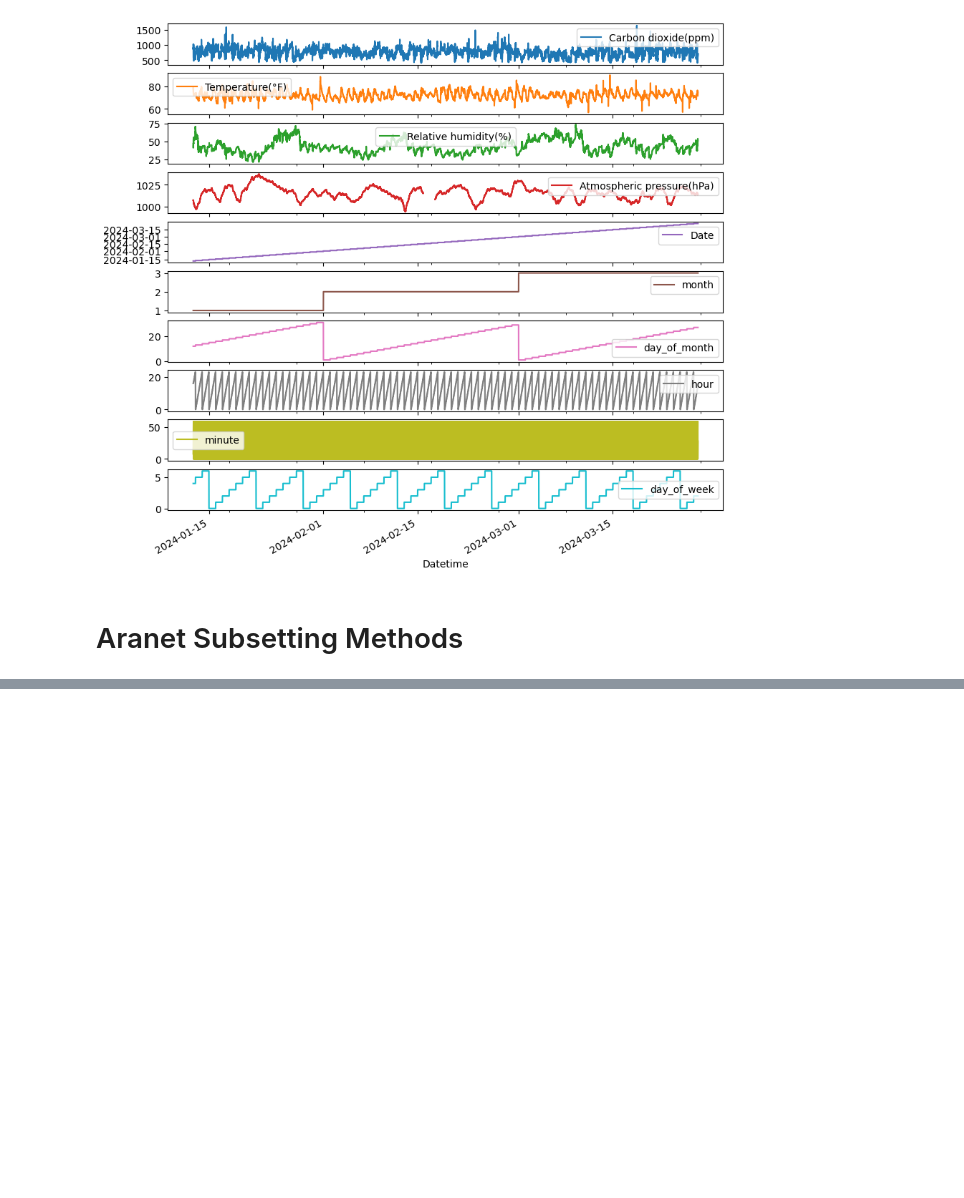
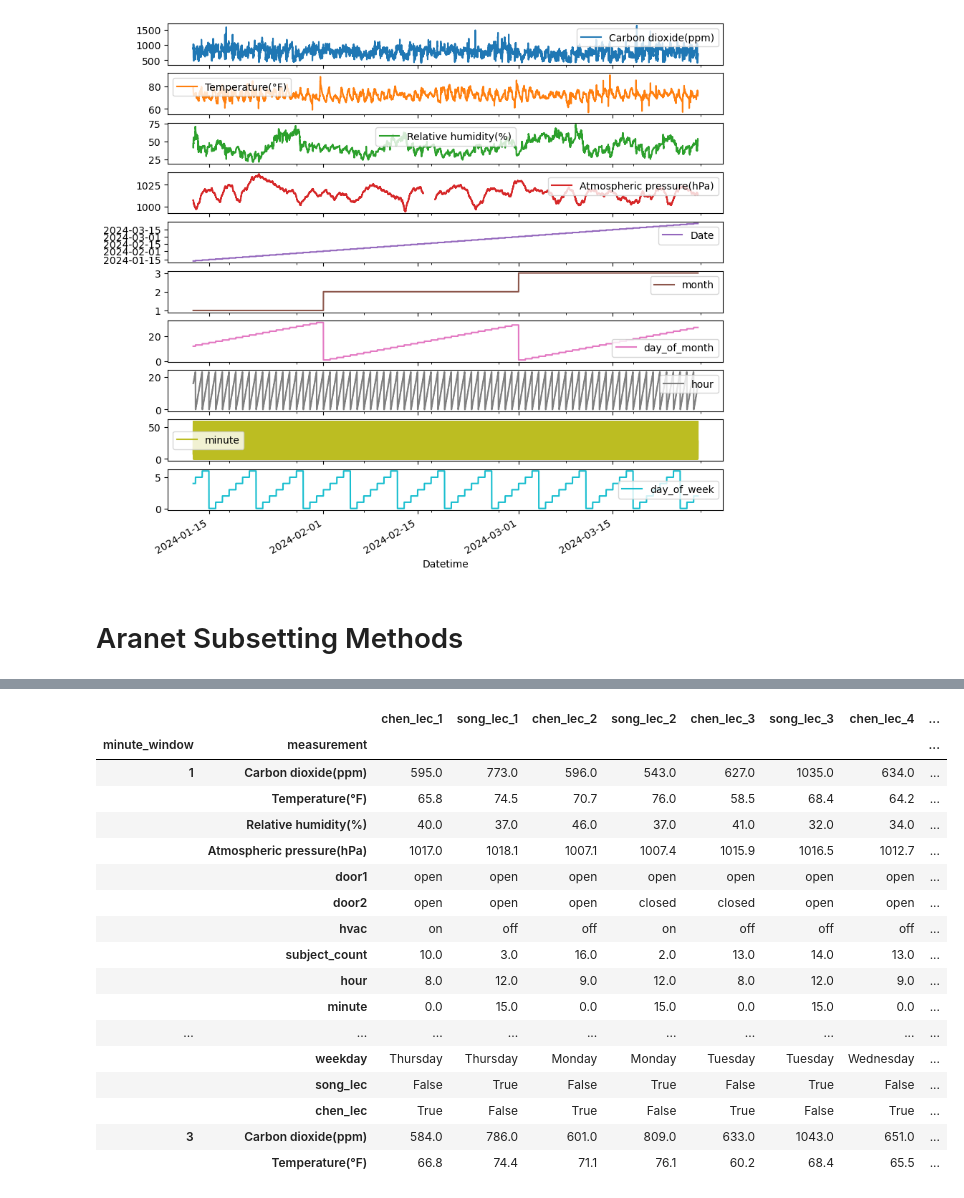
Before and after one commit to coreyddsc/aranet4-project, a Jupyter notebook: coreyd.dsc_temporary/aranet_ts_manipulations.ipynb, the cells around one changed output, grey strips where cells are left out. Cells and saved outputs as stored; diff of their text form; code cells hidden in the pictures; blank space fills up the shorter version.

```diff
--- a/coreyd.dsc_temporary/aranet_ts_manipulations.ipynb
+++ b/coreyd.dsc_temporary/aranet_ts_manipulations.ipynb
@@ -402,0 +650,8 @@ plt.show()
+# %%
+# Flatten each lecture DataFrame into a one-dimensional array
+flattened_lectures = [df.values.flatten() for df in sliced_dataframes.values()]
+
+# Create a new DataFrame from the flattened arrays
+flattened_df = pd.DataFrame(flattened_lectures)
+
+flattened_df.info()
@@ -402,0 +664,10 @@ plt.show()
+# %%
+
+# Transpose the DataFrame so that each lecture is a column
+transposed_df = flattened_df.T
+
+# Optionally, you can add lecture labels as column names
+transposed_df.columns = sliced_dataframes.keys()
+
+# Display the resulting DataFrame
+transposed_df.head(30)
@@ -402,0 +771,44 @@ plt.show()
+# %%
+# Assuming transposed_df is your DataFrame with 1064 rows, and every 14 rows belong to one minute
+# We will create a new multi-index based on minute windows and measurement indices
+
+# Calculate the minute window (e.g., 0, 1, 2, ...) for each row
+minute_window = (transposed_df.index // 14) + 1  # Adding 1 so the window starts from 1 instead of 0
+
+# Calculate the measurement index within each minute (e.g., 0 to 13)
+measurement_index = transposed_df.index % 14
+
+# Get the column names from the first dataframe in sliced_dataframes
+column_names = next(iter(sliced_dataframes.values())).columns
+
+# Map the measurement_index to the column names
+measurement_index_mapped = [column_names[i] for i in measurement_index]
+
+# Create a MultiIndex from the minute window and mapped measurement index
+multi_index_mapped = pd.MultiIndex.from_arrays([minute_window, measurement_index_mapped], names=['minute_window', 'measurement'])
+
+# Assign the new MultiIndex with the mapped measurements to the transposed DataFrame
+transposed_multindexed = transposed_df.copy()
+transposed_multindexed.index = multi_index_mapped
+
+# Now transposed_multindexed has a multi-index reflecting the periodic structure of the data with measurement names
+transposed_multindexed.head(30)
+# %% [output]
+|  |  | chen_lec_1 | song_lec_1 | chen_lec_2 | song_lec_2 | chen_lec_3 | song_lec_3 | chen_lec_4 | ... |
+| minute_window | measurement |  |  |  |  |  |  |  | ... |
+| 1 | Carbon dioxide(ppm) | 595.0 | 773.0 | 596.0 | 543.0 | 627.0 | 1035.0 | 634.0 | ... |
+|  | Temperature(°F) | 65.8 | 74.5 | 70.7 | 76.0 | 58.5 | 68.4 | 64.2 | ... |
+|  | Relative humidity(%) | 40.0 | 37.0 | 46.0 | 37.0 | 41.0 | 32.0 | 34.0 | ... |
+|  | Atmospheric pressure(hPa) | 1017.0 | 1018.1 | 1007.1 | 1007.4 | 1015.9 | 1016.5 | 1012.7 | ... |
+|  | door1 | open | open | open | open | open | open | open | ... |
+|  | door2 | open | open | open | closed | closed | open | open | ... |
+|  | hvac | on | off | off | on | off | off | off | ... |
+|  | subject_count | 10.0 | 3.0 | 16.0 | 2.0 | 13.0 | 14.0 | 13.0 | ... |
+|  | hour | 8.0 | 12.0 | 9.0 | 12.0 | 8.0 | 12.0 | 9.0 | ... |
+|  | minute | 0.0 | 15.0 | 0.0 | 15.0 | 0.0 | 15.0 | 0.0 | ... |
+| ... | ... | ... | ... | ... | ... | ... | ... | ... | ... |
+|  | weekday | Thursday | Thursday | Monday | Monday | Tuesday | Tuesday | Wednesday | ... |
+|  | song_lec | False | True | False | True | False | True | False | ... |
+|  | chen_lec | True | False | True | False | True | False | True | ... |
+| 3 | Carbon dioxide(ppm) | 584.0 | 786.0 | 601.0 | 809.0 | 633.0 | 1043.0 | 651.0 | ... |
+|  | Temperature(°F) | 66.8 | 74.4 | 71.1 | 76.1 | 60.2 | 68.4 | 65.5 | ... |
```
Also changed, not shown: parts of 30 cells of this notebook, 1 other file.
